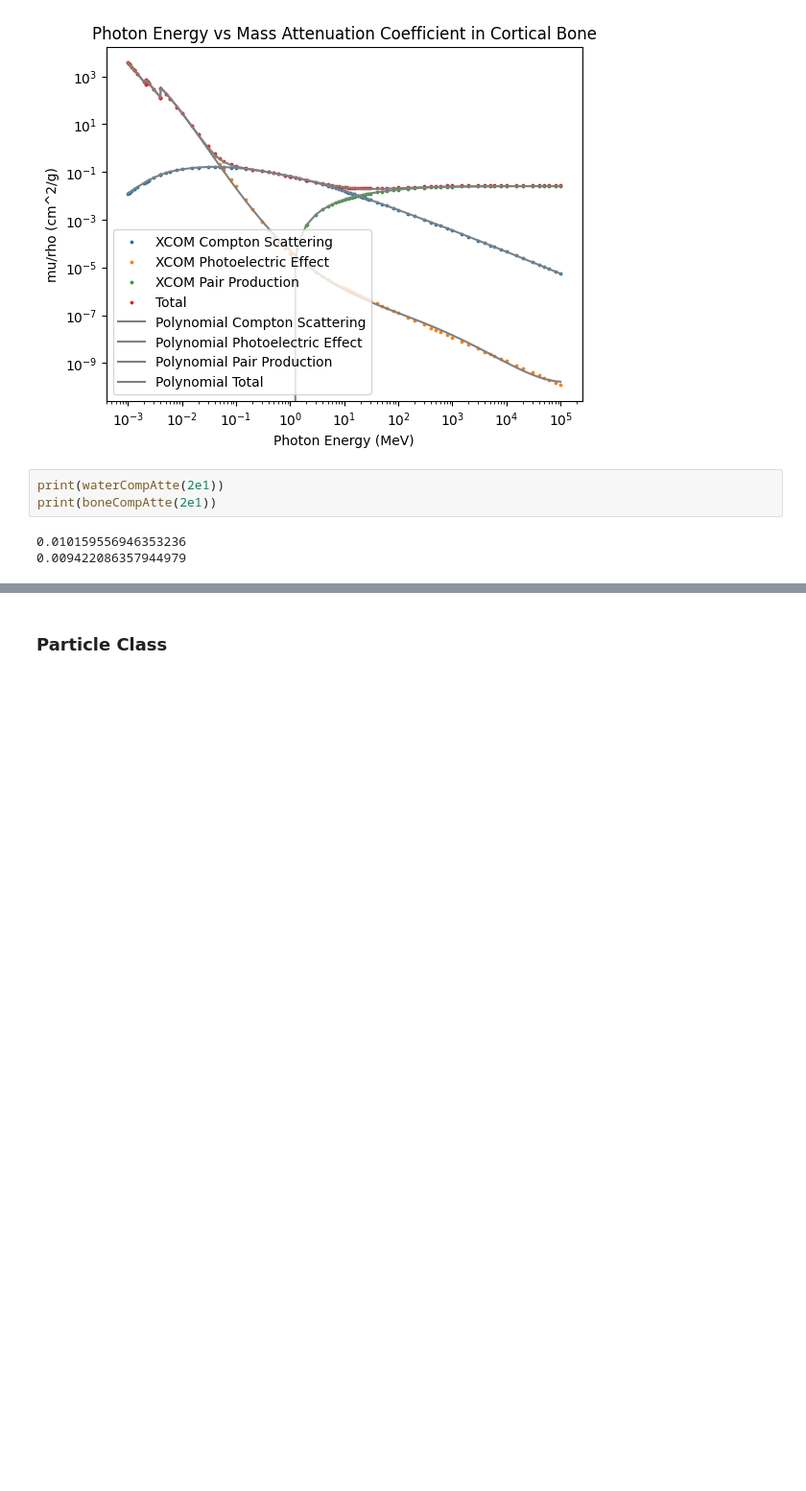
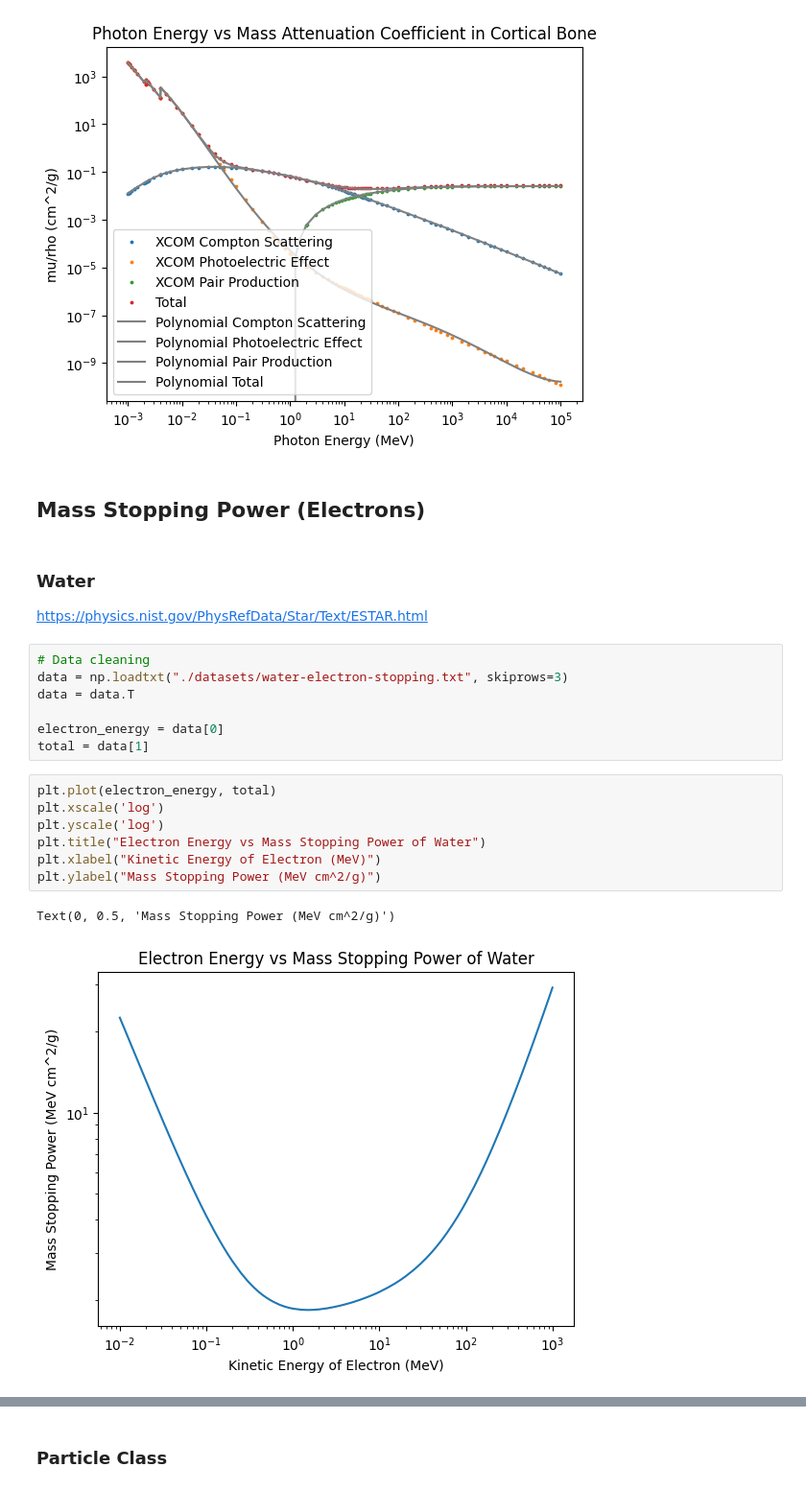
Before and after one commit to mikatan/xray-monte-carlo, a Jupyter notebook: main.ipynb, the cells around one changed output, grey strips where cells are left out. Shown at 96% size. Drawn from its saved outputs; the diff is of its cells as text; blank space fills up the shorter version.

Commit message:
water stopping power for electrons

```diff
--- a/main.ipynb
+++ b/main.ipynb
@@ -449,9 +449,26 @@ plt.xscale('log')
 plt.yscale('log')
 # %% [output]
 [figure]
-# %%
-print(waterCompAtte(2e1))
-print(boneCompAtte(2e1))
-# %% [output]
-0.010159556946353236
-0.009422086357944979
+# %% [markdown]
+## Mass Stopping Power (Electrons)
+# %% [markdown]
+### Water
+
+https://physics.nist.gov/PhysRefData/Star/Text/ESTAR.html
+# %%
+# Data cleaning
+data = np.loadtxt("./datasets/water-electron-stopping.txt", skiprows=3)
+data = data.T
+
+electron_energy = data[0]
+total = data[1]
+# %%
+plt.plot(electron_energy, total)
+plt.xscale('log')
+plt.yscale('log')
+plt.title("Electron Energy vs Mass Stopping Power of Water")
+plt.xlabel("Kinetic Energy of Electron (MeV)")
+plt.ylabel("Mass Stopping Power (MeV cm^2/g)")
+# %% [output]
+Text(0, 0.5, 'Mass Stopping Power (MeV cm^2/g)')
+[figure, added]
```
Also changed, not shown: parts of 2 cells of this notebook, 1 other file.
